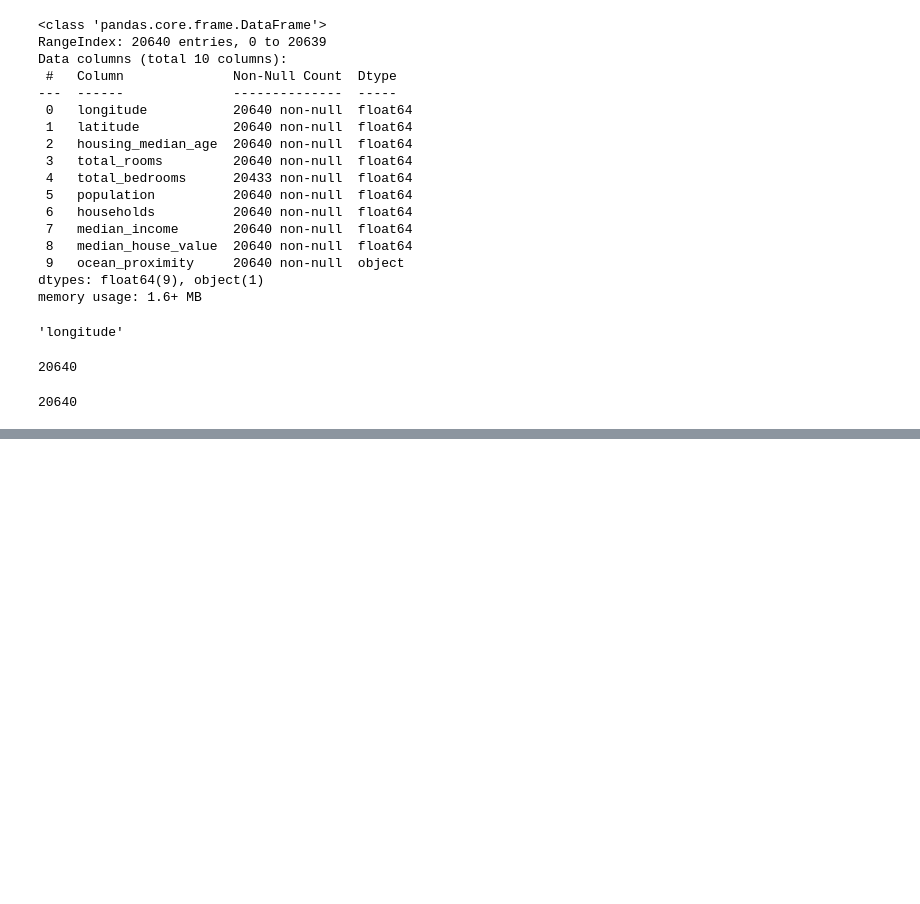
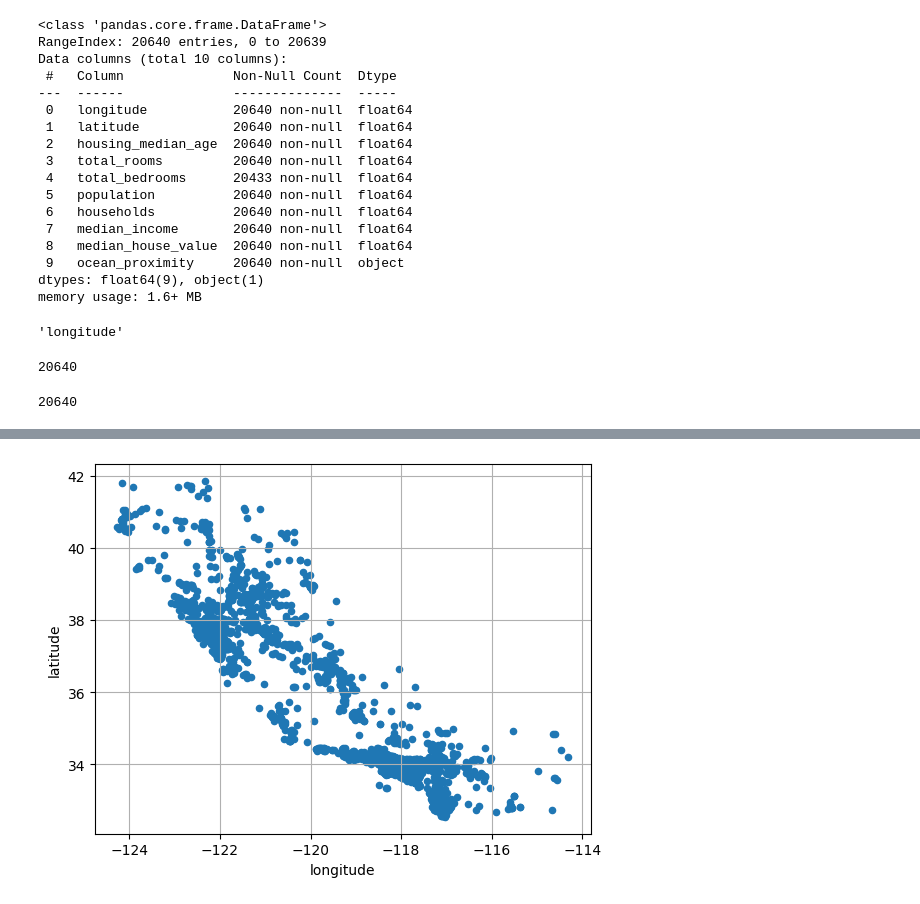
Before and after one commit to gowthamkaruturi/ai-engineer-roadmap, a Jupyter notebook: dataframes.ipynb, the cells around one changed output, grey strips where cells are left out. Saved outputs shown, nothing was run; the diff lists cells and outputs as text; code cells hidden in the pictures; blank space fills up the shorter version.

```diff
--- a/dataframes.ipynb
+++ b/dataframes.ipynb
@@ -95,9 +97,9 @@ plt.show()
 from sklearn.model_selection import StratifiedShuffleSplit
 splitter = StratifiedShuffleSplit(n_splits=1, test_size=0.2, random_state=42)
 strat_splits = []
-for train_index, test_index in splitter.split(housing_data, housing_data['income_cat']):
-    strat_train_set = housing_data.loc[train_index]
-    strat_test_set = housing_data.loc[test_index]
+for train_index, test_index in splitter.split(housing_full, housing_full['income_cat']):
+    strat_train_set = housing_full.loc[train_index]
+    strat_test_set = housing_full.loc[test_index]
     strat_splits.append([strat_train_set, strat_test_set])
 # %%
 strat_train_set , strat_test_set = strat_splits[0]
@@ -108,4 +137,6 @@ strat_train_set['income_cat'].value_counts()/ len(strat_train_set)
 # %%
 housing = strat_test_set.copy()
-housing.plot(kind='scatter', x='longitude', y='latitude', grid = true)
+housing.plot(kind='scatter', x='longitude', y='latitude', grid = True)
 plt.show()
+# %% [output]
+[figure, added]
```
Also changed, not shown: parts of 7 cells of this notebook.
